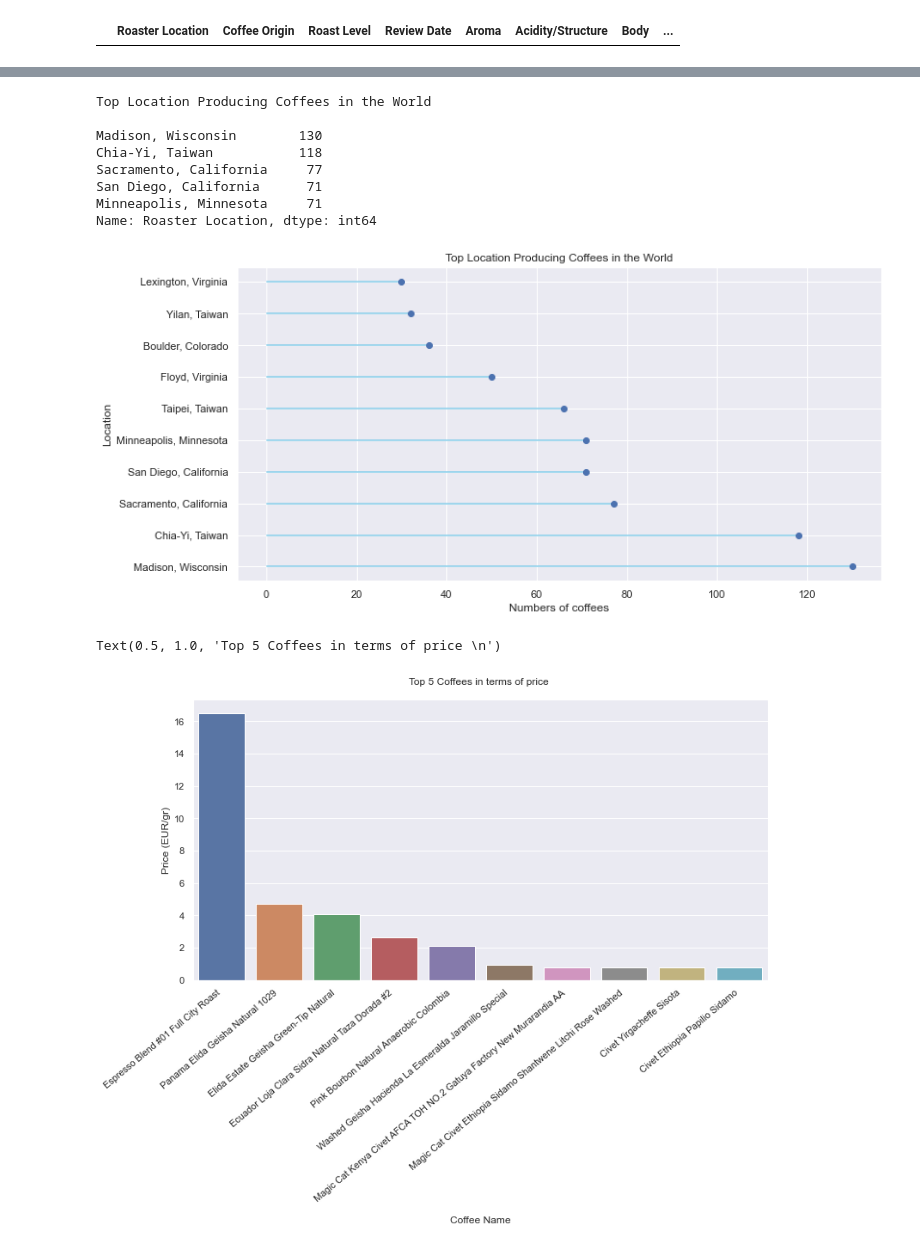
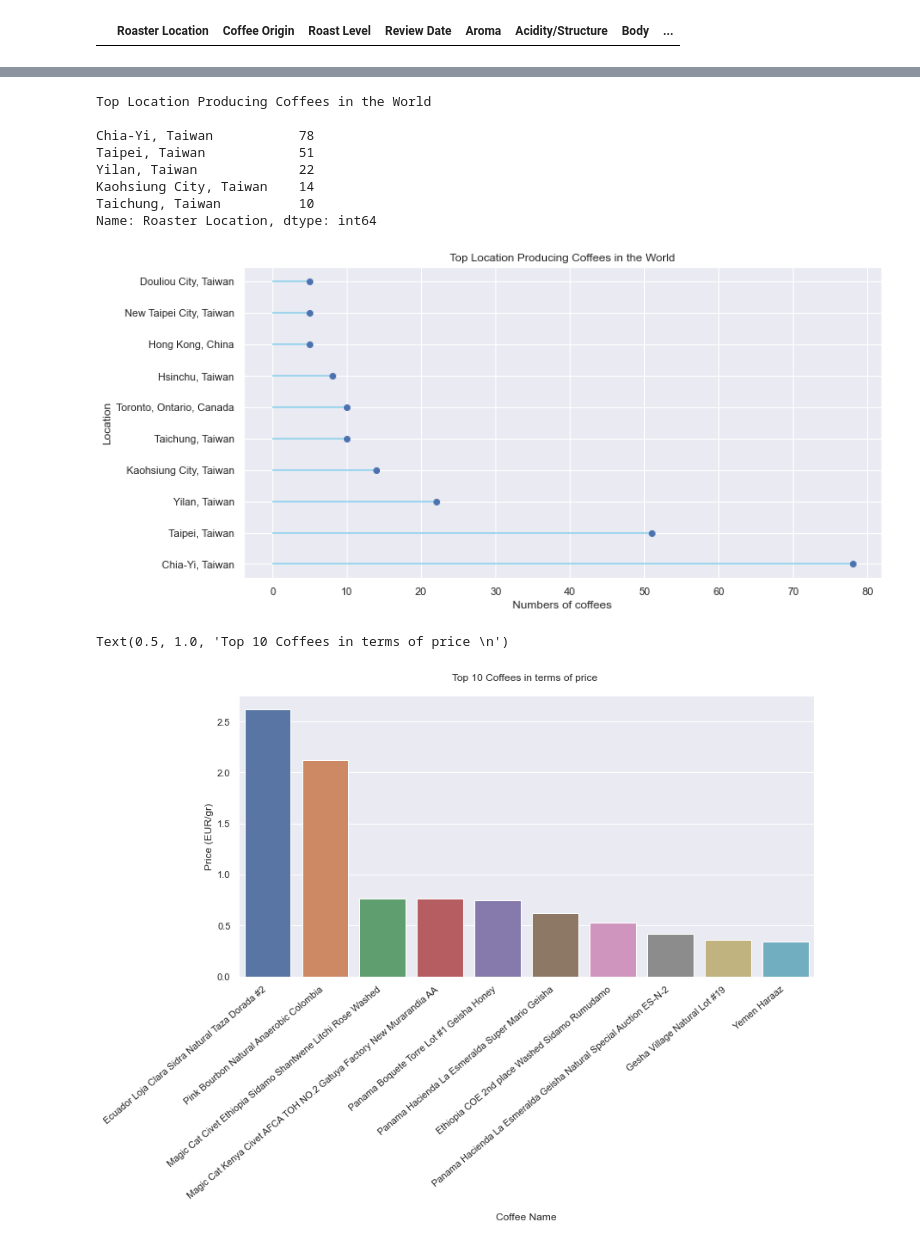
Before and after one commit to fernando-arancibia/Coffee-Roaster-Review-Data-Scrapping-Data-Analysis-and-Streamlit-Dashboard-, a Jupyter notebook: scripts/Review_Cleaning_and_Descriptive_analisis.ipynb, the cells around one changed output, grey strips where cells are left out. Saved outputs shown, nothing was run; the diff lists cells and outputs as text; code cells hidden in the pictures.

```diff
--- a/scripts/Review_Cleaning_and_Descriptive_analisis.ipynb
+++ b/scripts/Review_Cleaning_and_Descriptive_analisis.ipynb
@@ -537,4 +487,4 @@ df.drop(['unit', 'price_', 'price2','price'], axis=1, inplace=True)
 # %%
 df['euro/gr'] = df.euro / df.unit_g
 # %%
-#df.drop(['unit_g'], axis=1, inplace=True)
+df.drop(['unit_g'], axis=1, inplace=True)
@@ -575,3 +509,3 @@ df.isna()
 # %%
-#df=df.dropna(0)   # drop rows with nan values
+df=df.dropna(0)   # drop rows with nan values
 # %% [markdown]
@@ -655,5 +599,3 @@ df[df['euro/gr'].apply(np.isinf)]
-# %%
-df.drop([719],axis=0, inplace=True)
 # %%
 df[df['euro/gr'].apply(np.isinf)]
 # %% [output]
@@ -909,23 +828,23 @@ plt.show()
 # %% [output]
 Top Location Producing Coffees in the World
 
-Madison, Wisconsin        130
-Chia-Yi, Taiwan           118
-Sacramento, California     77
-San Diego, California      71
-Minneapolis, Minnesota     71
+Chia-Yi, Taiwan           78
+Taipei, Taiwan            51
+Yilan, Taiwan             22
+Kaohsiung City, Taiwan    14
+Taichung, Taiwan          10
 Name: Roaster Location, dtype: int64
-[figure, old version]
+[figure, new version]
 # %%
-
+# Top 10 Coffees in terms of price
 df3 = df.sort_values('euro/gr', ascending=False).head(10)
 df3 = df3.reset_index()
 plt.figure(figsize=(12,6))
 sns.barplot(data=df3,x='Name',y='euro/gr')
 plt.xticks(rotation=40, ha="right")
 plt.xlabel("\nCoffee Name")
 plt.ylabel("Price (EUR/gr)")
-plt.title("Top 5 Coffees in terms of price \n")
+plt.title("Top 10 Coffees in terms of price \n")
 # %% [output]
-Text(0.5, 1.0, 'Top 5 Coffees in terms of price \n')
+Text(0.5, 1.0, 'Top 10 Coffees in terms of price \n')
-[figure, old version]
+[figure, new version]
```
Also changed, not shown: parts of 45 cells of this notebook.
